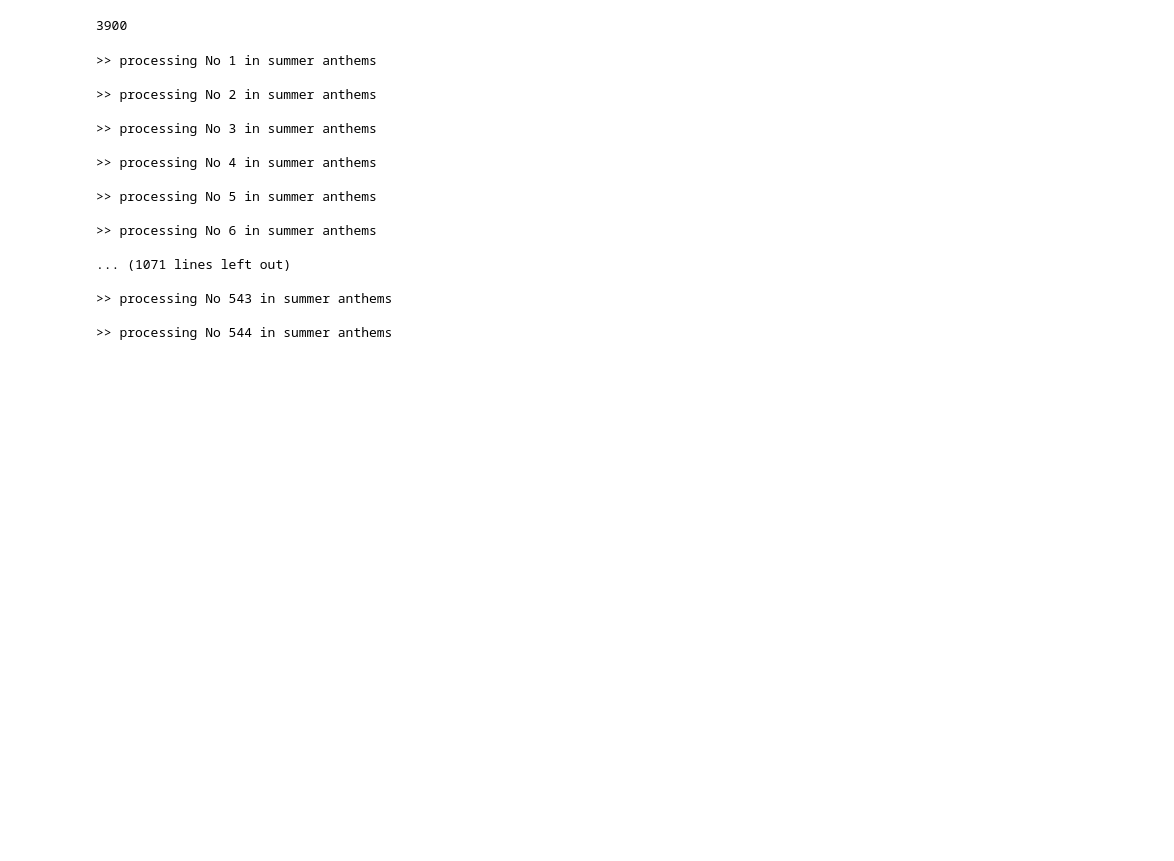
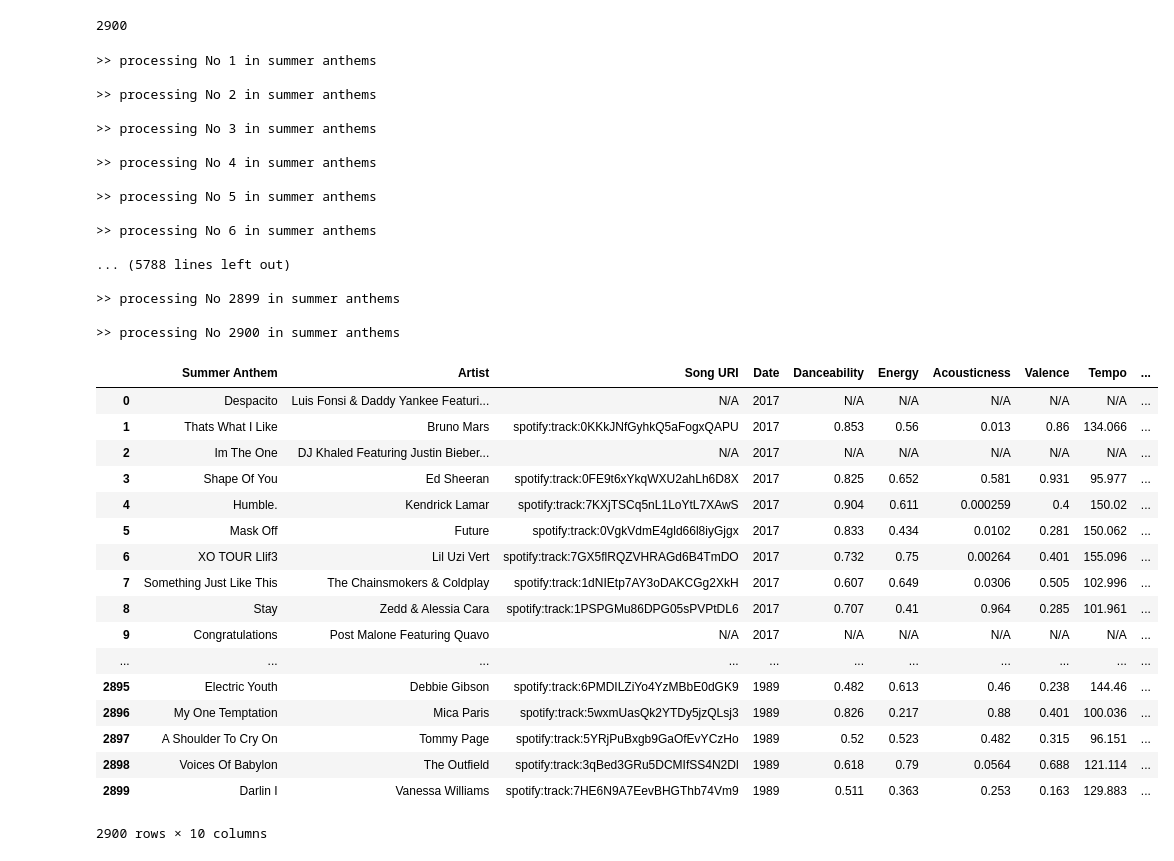
Before and after one commit to jillness/APIProject, a Jupyter notebook: Hot_100_Analysis.ipynb, the cells around one changed output. Cells and saved outputs as stored; diff of their text form; code cells hidden in the pictures; blank space fills up the shorter version.

Commit message:
Summer Hot 100 finished

```diff
--- a/Hot_100_Analysis.ipynb
+++ b/Hot_100_Analysis.ipynb
@@ -31,7 +31,7 @@ cache_token = token.get_access_token()
 spotify = spotipy.Spotify(cache_token)
 # %%
 year = datetime.datetime.today().year
-years = list(range(year, year - 40, -1))
+years = list(range(year, year - 30, -1))
 
 summer_charts = []
 winter_charts =[]
@@ -84,9 +84,9 @@ charts_df = pd.DataFrame(list(zip(summer_songs, summer_artists, summer_chart_dat
 charts_df.to_csv('Hot 100 billboard.csv')
 len(charts_df)
 # %% [output]
-3900
+2900
 # %%
-# Retrieve audio features and lyrics of SUMMER songs
+# Retrieve lyrics and calculate sentiment of SUMMER songs
 
 summer_uri_list = []
 summer_lyrics = []
@@ -107,23 +107,23 @@ for song, artist in zip(summer_songs, summer_artists):
     n +=1
 
     #Retrieve and clean lyrics
-    url = f"https://api.lyrics.ovh/v1/{artist}/{song}"
-    try:
-        words = requests.get(url).json()
-        words = words['lyrics']
-        words = words.replace('\n', ' ')
-    except:
-        words = 'N/A'
+#     url = f"https://api.lyrics.ovh/v1/{artist}/{song}"
+#     try:
+#         words = requests.get(url).json()
+#         words = words['lyrics']
+#         words = words.replace('\n', ' ')
+#     except:
+#         words = 'N/A'
 
-    #Analyze sentiment of lyrics
-    results = analyzer.polarity_scores(words)
-    compound = results["compound"]
+#     #Analyze sentiment of lyrics
+#     results = analyzer.polarity_scores(words)
+#     compound = results["compound"]
 
-    summer_sentiments.append(compound)
+#     summer_sentiments.append(compound)
 
-    summer_lyrics.append(words)
+#     summer_lyrics.append(words)
 
-    time.sleep(.3)
+    time.sleep(.1)
 
     print('\n>> processing No '+ str(n) + ' in summer anthems ')
 # %% [output]
@@ -139,8 +139,8 @@ for song, artist in zip(summer_songs, summer_artists):
 
 >> processing No 6 in summer anthems
 
-... (1071 lines left out)
+... (5788 lines left out)
 
->> processing No 543 in summer anthems
+>> processing No 2899 in summer anthems
 
->> processing No 544 in summer anthems
+>> processing No 2900 in summer anthems
@@ -183,19 +199,42 @@ for uri in summer_uri_list:
 # %%
 # Store all SUMMER data
 
-summer_df = pd.DataFrame(list(zip(summer_songs, summer_artists, summer_uri_list, summer_chart_date, summer_lyrics, summer_sentiments,
+summer_df = pd.DataFrame(list(zip(summer_songs, summer_artists,
+                                  summer_uri_list, summer_chart_date,
+#                                   summer_lyrics, summer_sentiments,
                                   danceability, energy, acousticness, valence, tempo, instru)),
                   columns = ['Summer Anthem',
                             'Artist',
                             'Song URI',
                             'Date',
-                            'Lyrics',
-                            'Sentiment',
+#                             'Lyrics',
+#                             'Sentiment',
                             'Danceability',
                             'Energy',
                             'Acousticness',
                             'Valence',
                             'Tempo',
                             'Instrumentalness'])
+
+summer_df.to_csv("Summer Hot 100.csv")
 summer_df
+# %% [output]
+|  | Summer Anthem | Artist | Song URI | Date | Danceability | Energy | Acousticness | Valence | Tempo | ... |
+| 0 | Despacito | Luis Fonsi & Daddy Yankee Featuri... | N/A | 2017 | N/A | N/A | N/A | N/A | N/A | ... |
+| 1 | Thats What I Like | Bruno Mars | spotify:track:0KKkJNfGyhkQ5aFogxQAPU | 2017 | 0.853 | 0.56 | 0.013 | 0.86 | 134.066 | ... |
+| 2 | Im The One | DJ Khaled Featuring Justin Bieber... | N/A | 2017 | N/A | N/A | N/A | N/A | N/A | ... |
+| 3 | Shape Of You | Ed Sheeran | spotify:track:0FE9t6xYkqWXU2ahLh6D8X | 2017 | 0.825 | 0.652 | 0.581 | 0.931 | 95.977 | ... |
+| 4 | Humble. | Kendrick Lamar | spotify:track:7KXjTSCq5nL1LoYtL7XAwS | 2017 | 0.904 | 0.611 | 0.000259 | 0.4 | 150.02 | ... |
+| 5 | Mask Off | Future | spotify:track:0VgkVdmE4gld66l8iyGjgx | 2017 | 0.833 | 0.434 | 0.0102 | 0.281 | 150.062 | ... |
+| 6 | XO TOUR Llif3 | Lil Uzi Vert | spotify:track:7GX5flRQZVHRAGd6B4TmDO | 2017 | 0.732 | 0.75 | 0.00264 | 0.401 | 155.096 | ... |
+| 7 | Something Just Like This | The Chainsmokers & Coldplay | spotify:track:1dNIEtp7AY3oDAKCGg2XkH | 2017 | 0.607 | 0.649 | 0.0306 | 0.505 | 102.996 | ... |
+| 8 | Stay | Zedd & Alessia Cara | spotify:track:1PSPGMu86DPG05sPVPtDL6 | 2017 | 0.707 | 0.41 | 0.964 | 0.285 | 101.961 | ... |
+| 9 | Congratulations | Post Malone Featuring Quavo | N/A | 2017 | N/A | N/A | N/A | N/A | N/A | ... |
+| ... | ... | ... | ... | ... | ... | ... | ... | ... | ... | ... |
+| 2895 | Electric Youth | Debbie Gibson | spotify:track:6PMDILZiYo4YzMBbE0dGK9 | 1989 | 0.482 | 0.613 | 0.46 | 0.238 | 144.46 | ... |
+| 2896 | My One Temptation | Mica Paris | spotify:track:5wxmUasQk2YTDy5jzQLsj3 | 1989 | 0.826 | 0.217 | 0.88 | 0.401 | 100.036 | ... |
+| 2897 | A Shoulder To Cry On | Tommy Page | spotify:track:5YRjPuBxgb9GaOfEvYCzHo | 1989 | 0.52 | 0.523 | 0.482 | 0.315 | 96.151 | ... |
+| 2898 | Voices Of Babylon | The Outfield | spotify:track:3qBed3GRu5DCMIfSS4N2Dl | 1989 | 0.618 | 0.79 | 0.0564 | 0.688 | 121.114 | ... |
+| 2899 | Darlin I | Vanessa Williams | spotify:track:7HE6N9A7EevBHGThb74Vm9 | 1989 | 0.511 | 0.363 | 0.253 | 0.163 | 129.883 | ... |
+2900 rows × 10 columns
 # %%
```
Also changed, not shown: parts of 10 cells of this notebook, 5 other files.
